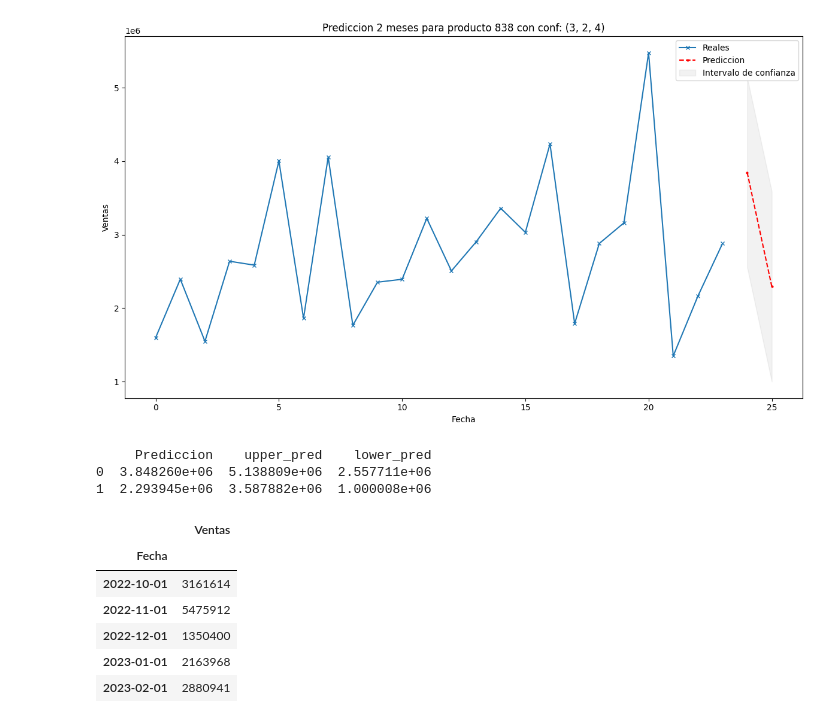
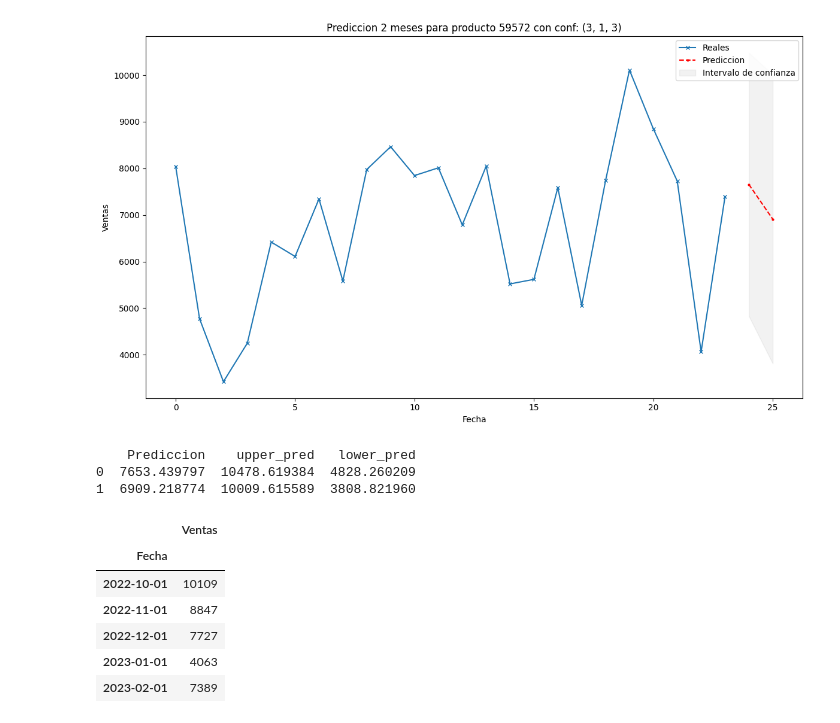
Before and after one commit to TomasCardeLo/ML-Dispapeles-TomasCaLo, a Jupyter notebook: Time series/Time series v1 productos.ipynb, the cells around one changed output. Saved outputs shown, nothing was run; the diff lists cells and outputs as text; code cells hidden in the pictures.

```diff
--- a/Time series/Time series v1 productos.ipynb
+++ b/Time series/Time series v1 productos.ipynb
@@ -23,7 +23,7 @@ def df_pdto(cod_pdto, fecha_final):
 
     # Codigo SQL para cargar del dwh
     # codigo_SQL = f"SELECT DATEFROMPARTS(VTAANO, VTAMES, 1) AS 'Fecha', SUM(VTACNTKLS) AS 'Ventas' FROM V_VTA_VTAHEC WHERE VTAPRDCOD = '{cod_pdto}' AND VTAFCH < '{fecha_final}' AND PRMCOD = 1 GROUP BY DATEFROMPARTS(VTAANO, VTAMES, 1)"
-    codigo_SQL = f"SELECT DATEFROMPARTS(VTAANO, VTAMES, 1) AS 'Fecha', SUM(VTACNTKLS) AS 'Ventas' FROM V_VTA_VTAHEC WHERE VTAPRDCOD IN (838,839) AND VTAFCH < '{fecha_final}' AND PRMCOD = 1 GROUP BY DATEFROMPARTS(VTAANO, VTAMES, 1)"
+    codigo_SQL = f"SELECT DATEFROMPARTS(VTAANO, VTAMES, 1) AS 'Fecha', SUM(VTAUNDINV) AS 'Ventas' FROM V_VTA_VTAHEC WHERE VTAPRDCOD = '{cod_pdto}' AND VTAFCH < '{fecha_final}' AND PRMCOD = 1 GROUP BY DATEFROMPARTS(VTAANO, VTAMES, 1)"
 
     #Carga de la data desde el dwh de Dispapeles y se guarda en df
     cursor.execute(codigo_SQL)
@@ -174,5 +174,5 @@ def predecir_pdto(cod_pdto, fecha_final, n_meses, param, alpha, normalize= True)
                                 })
     print(df_results)
 # %%
-cod_pdto = 838
+cod_pdto = 59572
 # %%
@@ -203,18 +203,18 @@ results.head(6)
 # %%
-predecir_pdto(cod_pdto= cod_pdto, fecha_final= "2023-03-01", n_meses= 2, param= (3,2,4), alpha= 0.05, normalize= True)
+predecir_pdto(cod_pdto= cod_pdto, fecha_final= "2023-03-01", n_meses= 2, param= (3,1,3), alpha= 0.05, normalize= True)
 # %% [output]
-[figure, old version]
+[figure, new version]
-     Prediccion    upper_pred    lower_pred
-0  3.848260e+06  5.138809e+06  2.557711e+06
-1  2.293945e+06  3.587882e+06  1.000008e+06
+    Prediccion    upper_pred   lower_pred
+0  7653.439797  10478.619384  4828.260209
+1  6909.218774  10009.615589  3808.821960
 # %%
 df_SQL = df_pdto(cod_pdto= cod_pdto,  fecha_final= "2023-03-01")
 df_SQL.tail(5)
 # %% [output]
 |  | Ventas |
 | Fecha |  |
-| 2022-10-01 | 3161614 |
-| 2022-11-01 | 5475912 |
-| 2022-12-01 | 1350400 |
-| 2023-01-01 | 2163968 |
-| 2023-02-01 | 2880941 |
+| 2022-10-01 | 10109 |
+| 2022-11-01 | 8847 |
+| 2022-12-01 | 7727 |
+| 2023-01-01 | 4063 |
+| 2023-02-01 | 7389 |
```
Also changed, not shown: parts of 3 cells of this notebook, 4 other files.
